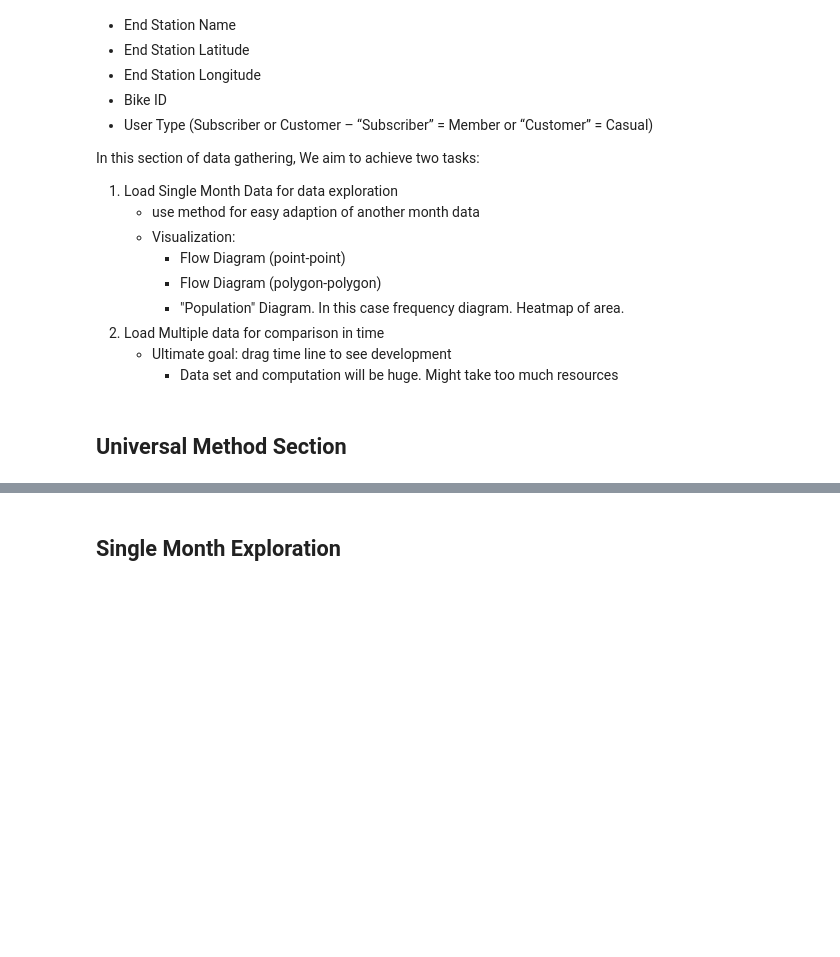
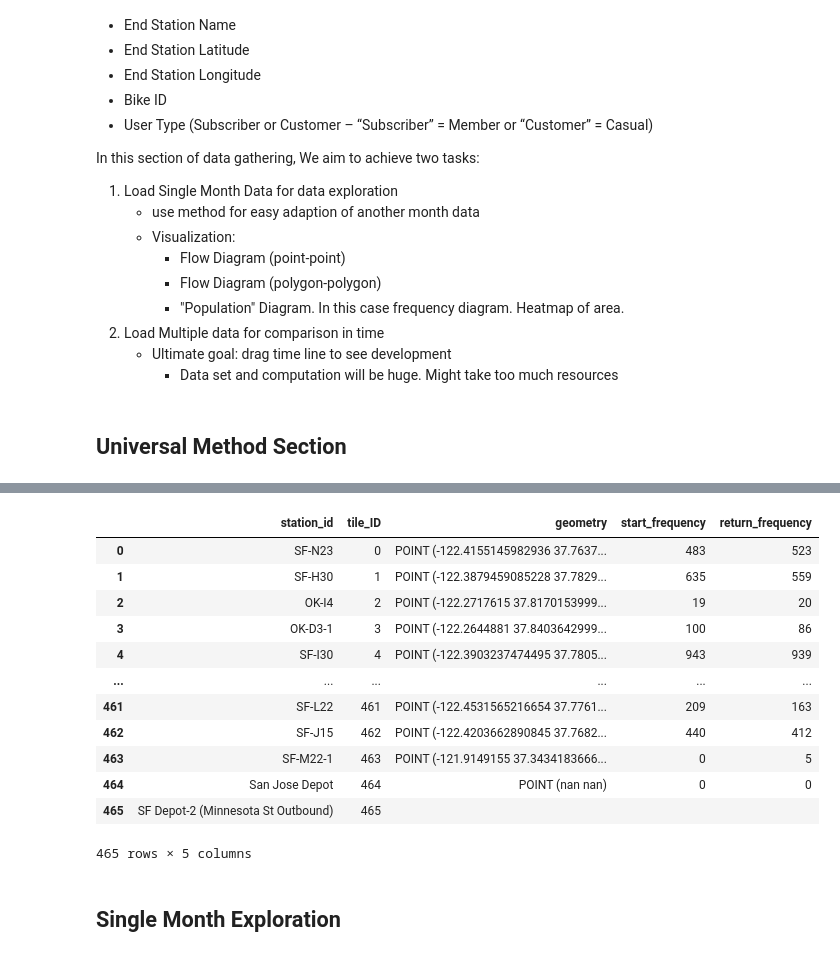
Before and after one commit to 6shun/Lyft-BayWheel, a Jupyter notebook: CE263_Project.ipynb, the cells around one changed output, grey strips where cells are left out. Cells and saved outputs as stored; diff of their text form; code cells hidden in the pictures; blank space fills up the shorter version.

```diff
--- a/CE263_Project.ipynb
+++ b/CE263_Project.ipynb
@@ -247,3 +236,19 @@ station_tess_df
+# %%
+station_tess_df.dropna(subset=['geometry'])
+# %% [output]
+|  | station_id | tile_ID | geometry | start_frequency | return_frequency |
+| 0 | SF-N23 | 0 | POINT (-122.4155145982936 37.7637... | 483 | 523 |
+| 1 | SF-H30 | 1 | POINT (-122.3879459085228 37.7829... | 635 | 559 |
+| 2 | OK-I4 | 2 | POINT (-122.2717615 37.8170153999... | 19 | 20 |
+| 3 | OK-D3-1 | 3 | POINT (-122.2644881 37.8403642999... | 100 | 86 |
+| 4 | SF-I30 | 4 | POINT (-122.3903237474495 37.7805... | 943 | 939 |
+| ... | ... | ... | ... | ... | ... |
+| 461 | SF-L22 | 461 | POINT (-122.4531565216654 37.7761... | 209 | 163 |
+| 462 | SF-J15 | 462 | POINT (-122.4203662890845 37.7682... | 440 | 412 |
+| 463 | SF-M22-1 | 463 | POINT (-121.9149155 37.3434183666... | 0 | 5 |
+| 464 | San Jose Depot | 464 | POINT (nan nan) | 0 | 0 |
+| 465 | SF Depot-2 (Minnesota St Outbound) | 465 |  |  |  |
+465 rows × 5 columns
 # %% [markdown]
 ## Single Month Exploration
 # %% [markdown]
```
Also changed, not shown: parts of 9 cells of this notebook.
